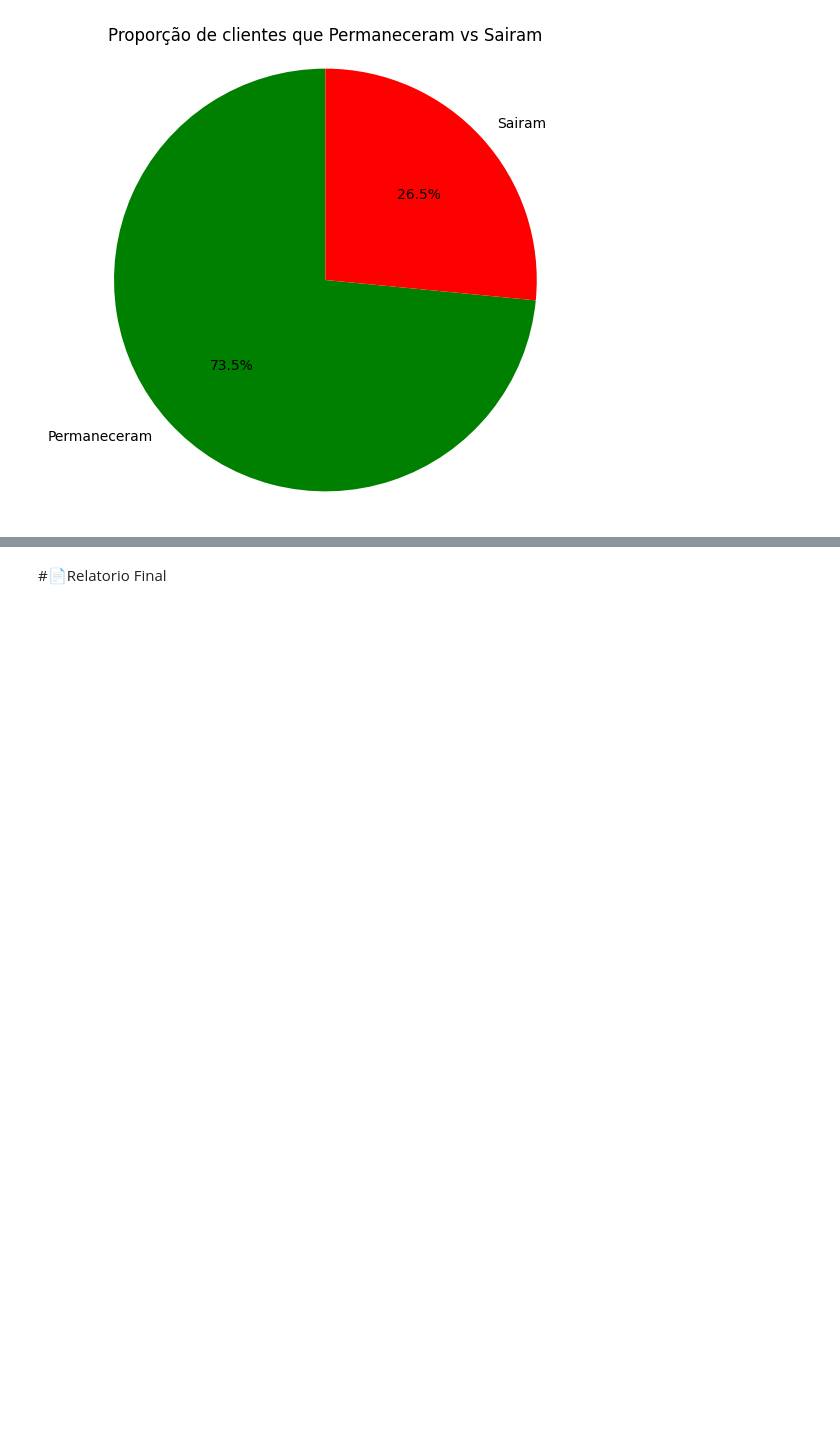
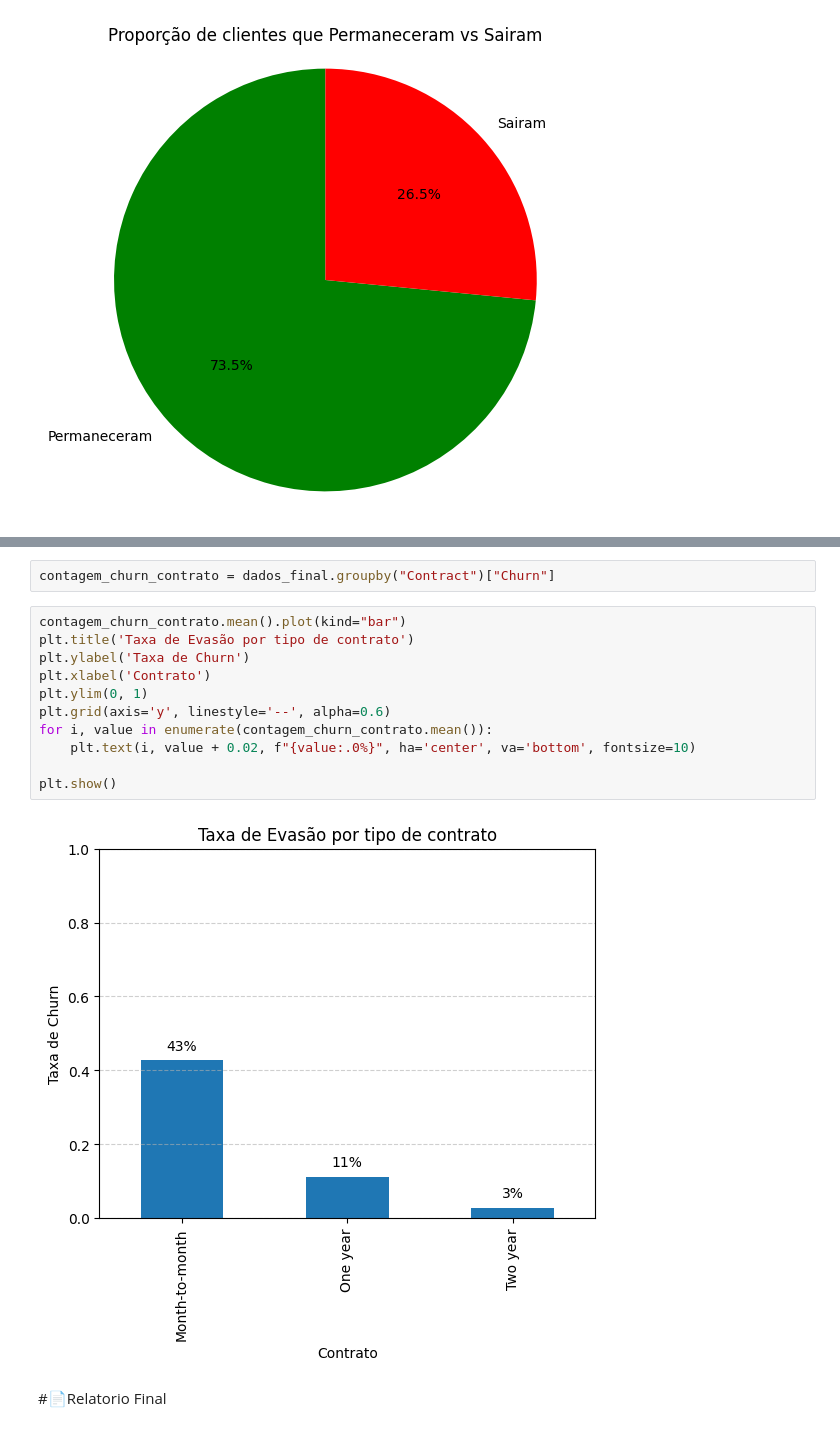
Before and after one commit to FranPomba/challenge_2_telecomX_br, a Jupyter notebook: telecomx_br.ipynb, the cells around one changed output, grey strips where cells are left out. Cells and saved outputs as stored; diff of their text form; blank space fills up the shorter version.

```diff
--- a/telecomx_br.ipynb
+++ b/telecomx_br.ipynb
@@ -217,2 +233,17 @@ plt.show()
+# %%
+contagem_churn_contrato = dados_final.groupby("Contract")["Churn"]
+# %%
+contagem_churn_contrato.mean().plot(kind="bar")
+plt.title('Taxa de Evasão por tipo de contrato')
+plt.ylabel('Taxa de Churn')
+plt.xlabel('Contrato')
+plt.ylim(0, 1)
+plt.grid(axis='y', linestyle='--', alpha=0.6)
+for i, value in enumerate(contagem_churn_contrato.mean()):
+    plt.text(i, value + 0.02, f"{value:.0%}", ha='center', va='bottom', fontsize=10)
+
+plt.show()
+# %% [output]
+[figure, added]
 # %% [markdown]
 #📄Relatorio Final
```
Also changed, not shown: parts of 12 cells of this notebook, 1 other file.
